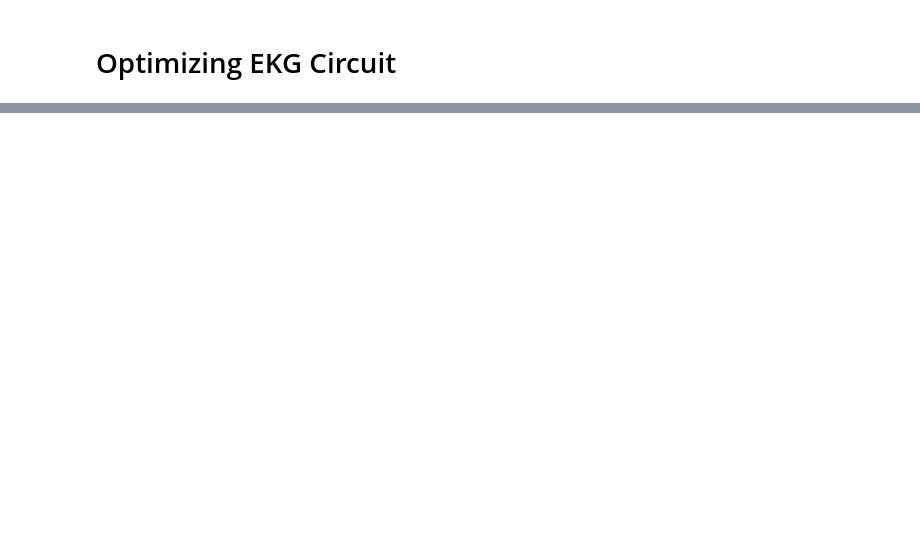
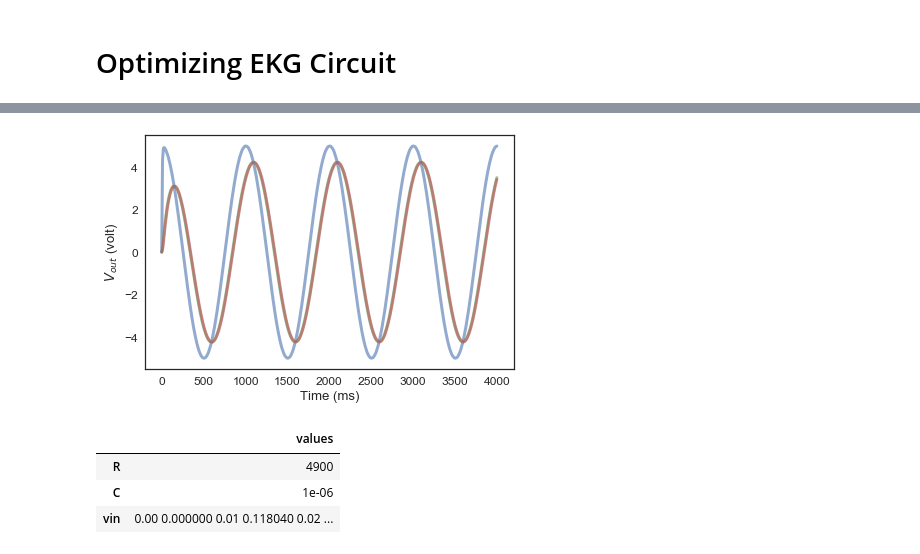
Before and after one commit to ThomasJagielski/ModSimPy, a Jupyter notebook: code/EKG Circuit Optimization.ipynb, the cells around one changed output, grey strips where cells are left out. Cells and saved outputs as stored; diff of their text form; code cells hidden in the pictures; blank space fills up the shorter version.

```diff
--- a/code/EKG Circuit Optimization.ipynb
+++ b/code/EKG Circuit Optimization.ipynb
@@ -167,0 +150,6 @@ run_ode_solver(system, slope_func, **options)
+# %%
+params3 = Params(
+    R = 499,   # ohm
+    C = 10e-6,  # farad
+    vin = results2.V_out
+)
@@ -167,0 +161,2 @@ run_ode_solver(system, slope_func, **options)
+# %%
+system3 = make_system(params3)
@@ -167,0 +176,19 @@ run_ode_solver(system, slope_func, **options)
+# %%
+results3, details3 = run_ode_solver(system3, slope_func_2, t_eval=system3.ts)
+# %%
+plot_results(results1)
+plot_results(results2)
+plot_results(results3)
+# %% [output]
+[figure, added]
+# %%
+params4 = Params(
+    R = 4.9e3,   # ohm
+    C = 1e-6,  # farad
+    vin = results3.V_out
+)
+# %% [output]
+|  | values |
+| R | 4900 |
+| C | 1e-06 |
+| vin | 0.00 0.000000 0.01 0.118040 0.02 ... |
```
Also changed, not shown: parts of 12 cells of this notebook.
